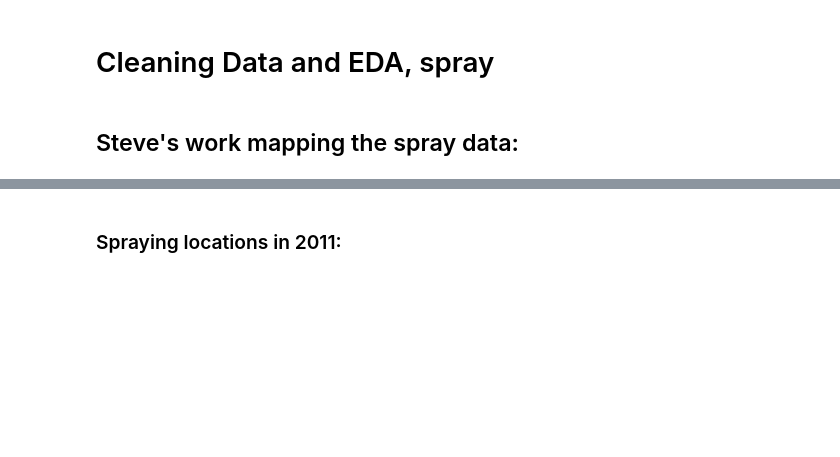
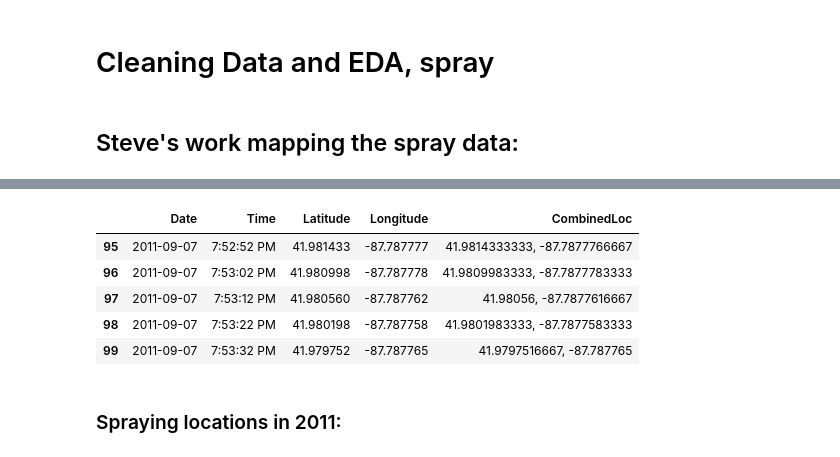
Before and after one commit to jrdenney/GA-West_Nile_Team_3, a Jupyter notebook: Data Cleaning and EDA.ipynb, the cells around one changed output, grey strips where cells are left out. Saved outputs shown, nothing was run; the diff lists cells and outputs as text; code cells hidden in the pictures; blank space fills up the shorter version.

```diff
--- a/Data Cleaning and EDA.ipynb
+++ b/Data Cleaning and EDA.ipynb
@@ -147,23 +196,27 @@ weather2013.reset_index(drop=True)
 # %%
-spray_raw = pd.read_csv('/Users/skiparay/Desktop/GA/Projects/project-4/GA-West_Nile_Team_3/spray.csv')
+spray['CombinedLoc'] = spray.Latitude.astype(str).str.cat(spray.Longitude.astype(str), sep=', ')
 
-spray_raw.head()
+spray.Date.dtype
 
-spray_raw['CombinedLoc'] = spray_raw.Latitude.astype(str).str.cat(spray_raw.Longitude.astype(str), sep=', ')
-
-spray_raw.Date.dtype
-
-spray_raw['Date'] = pd.to_datetime(spray_raw['Date'], format='%Y/%m/%d')
+spray['Date'] = pd.to_datetime(spray['Date'], format='%Y/%m/%d')
 
 #2011: 08-29 to 09/07
 #2013: 07-17 to 09/05
 
-spray2011 = spray_raw.loc[(spray_raw['Date'] > '2011-08-29') & (spray_raw['Date'] <= '2011-09-07')]
-spray2013 = spray_raw.loc[(spray_raw['Date'] > '2013-07-17') & (spray_raw['Date'] <= '2013-09-05')]
+spray2011 = spray.loc[(spray['Date'] > '2011-08-29') & (spray['Date'] <= '2011-09-07')]
+spray2013 = spray.loc[(spray['Date'] > '2013-07-17') & (spray['Date'] <= '2013-09-05')]
 
-spray2011.reset_index(drop=True)
-
-spray2011.Date.astype(str)
+spray2011 = spray2011.reset_index(drop=True)
+spray2013 = spray2013.reset_index(drop=True)
+# %%
+spray2011.head()
+# %% [output]
+|  | Date | Time | Latitude | Longitude | CombinedLoc |
+| 95 | 2011-09-07 | 7:52:52 PM | 41.981433 | -87.787777 | 41.9814333333, -87.7877766667 |
+| 96 | 2011-09-07 | 7:53:02 PM | 41.980998 | -87.787778 | 41.9809983333, -87.7877783333 |
+| 97 | 2011-09-07 | 7:53:12 PM | 41.980560 | -87.787762 | 41.98056, -87.7877616667 |
+| 98 | 2011-09-07 | 7:53:22 PM | 41.980198 | -87.787758 | 41.9801983333, -87.7877583333 |
+| 99 | 2011-09-07 | 7:53:32 PM | 41.979752 | -87.787765 | 41.9797516667, -87.787765 |
 # %% [markdown]
 ### Spraying locations in 2011:
 # %%
```
Also changed, not shown: parts of 12 cells of this notebook, 1 other file.
